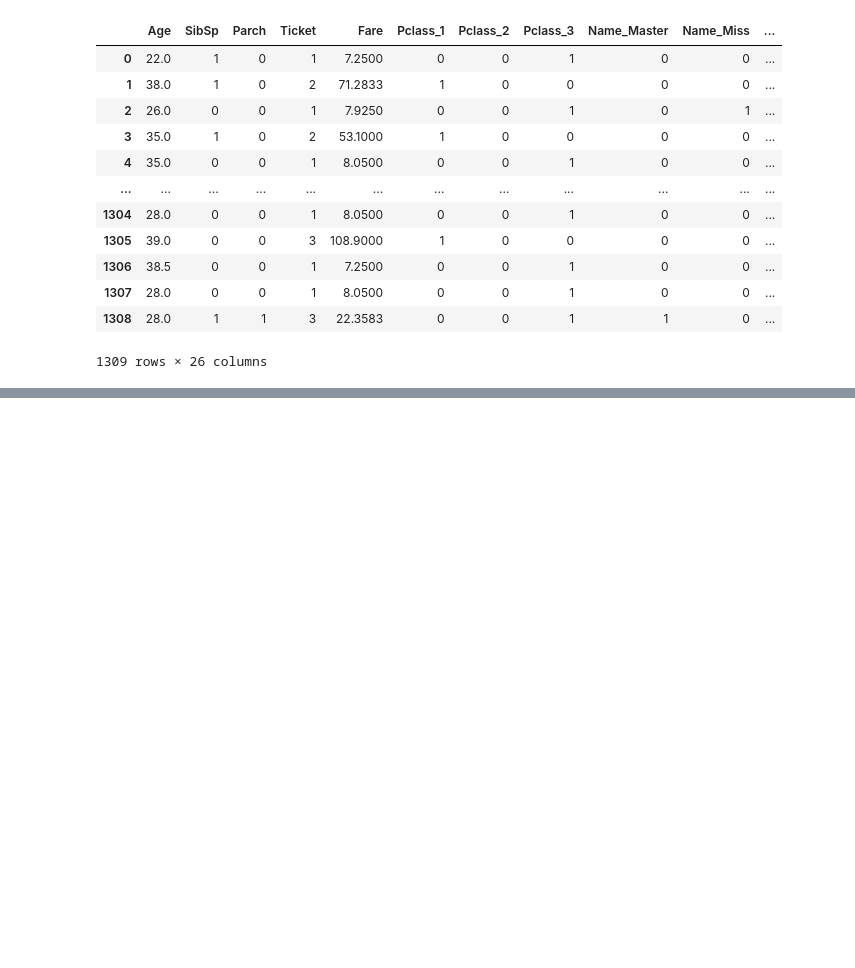
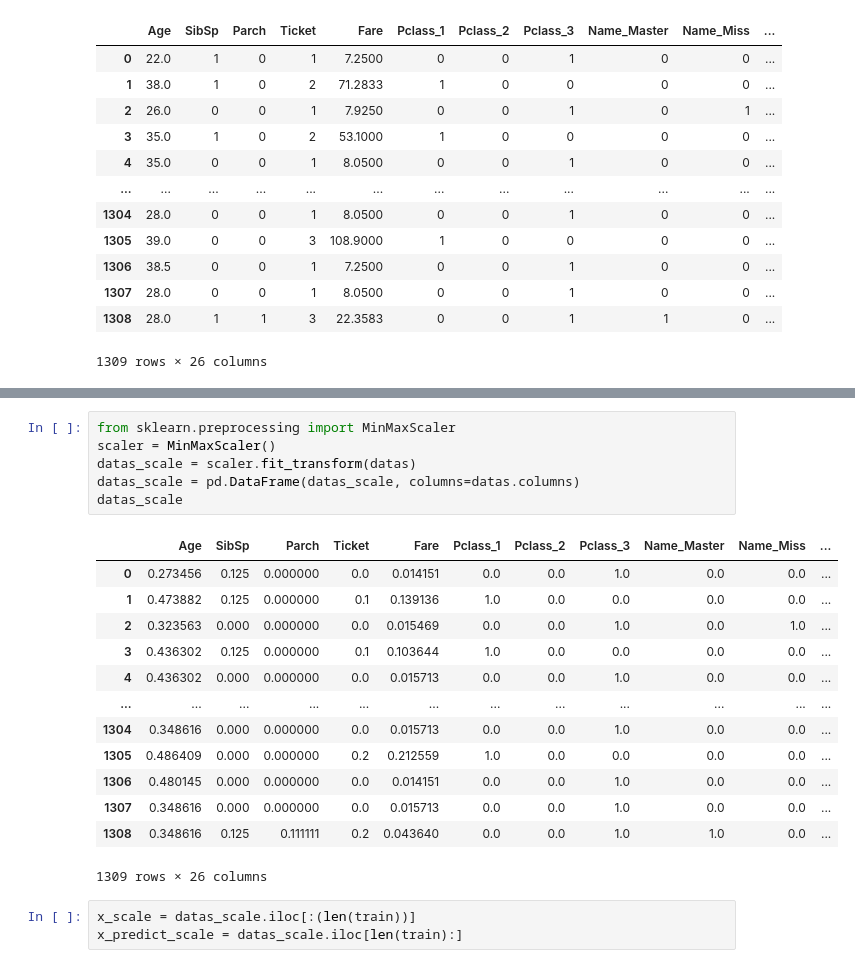
Before and after one commit to ycchiu18/xiemen1129, a Jupyter notebook: titanic.ipynb, the cells around one changed output, grey strips where cells are left out. Drawn from its saved outputs; the diff is of its cells as text; blank space fills up the shorter version.

```diff
--- a/titanic.ipynb
+++ b/titanic.ipynb
@@ -197,0 +310,23 @@ datas
+# %%
+from sklearn.preprocessing import MinMaxScaler
+scaler = MinMaxScaler()
+datas_scale = scaler.fit_transform(datas)
+datas_scale = pd.DataFrame(datas_scale, columns=datas.columns)
+datas_scale
+# %% [output]
+|  | Age | SibSp | Parch | Ticket | Fare | Pclass_1 | Pclass_2 | Pclass_3 | Name_Master | Name_Miss | ... |
+| 0 | 0.273456 | 0.125 | 0.000000 | 0.0 | 0.014151 | 0.0 | 0.0 | 1.0 | 0.0 | 0.0 | ... |
+| 1 | 0.473882 | 0.125 | 0.000000 | 0.1 | 0.139136 | 1.0 | 0.0 | 0.0 | 0.0 | 0.0 | ... |
+| 2 | 0.323563 | 0.000 | 0.000000 | 0.0 | 0.015469 | 0.0 | 0.0 | 1.0 | 0.0 | 1.0 | ... |
+| 3 | 0.436302 | 0.125 | 0.000000 | 0.1 | 0.103644 | 1.0 | 0.0 | 0.0 | 0.0 | 0.0 | ... |
+| 4 | 0.436302 | 0.000 | 0.000000 | 0.0 | 0.015713 | 0.0 | 0.0 | 1.0 | 0.0 | 0.0 | ... |
+| ... | ... | ... | ... | ... | ... | ... | ... | ... | ... | ... | ... |
+| 1304 | 0.348616 | 0.000 | 0.000000 | 0.0 | 0.015713 | 0.0 | 0.0 | 1.0 | 0.0 | 0.0 | ... |
+| 1305 | 0.486409 | 0.000 | 0.000000 | 0.2 | 0.212559 | 1.0 | 0.0 | 0.0 | 0.0 | 0.0 | ... |
+| 1306 | 0.480145 | 0.000 | 0.000000 | 0.0 | 0.014151 | 0.0 | 0.0 | 1.0 | 0.0 | 0.0 | ... |
+| 1307 | 0.348616 | 0.000 | 0.000000 | 0.0 | 0.015713 | 0.0 | 0.0 | 1.0 | 0.0 | 0.0 | ... |
+| 1308 | 0.348616 | 0.125 | 0.111111 | 0.2 | 0.043640 | 0.0 | 0.0 | 1.0 | 1.0 | 0.0 | ... |
+1309 rows × 26 columns
+# %%
+x_scale = datas_scale.iloc[:(len(train))]
+x_predict_scale = datas_scale.iloc[len(train):]
```
Also changed, not shown: parts of 11 cells of this notebook.
